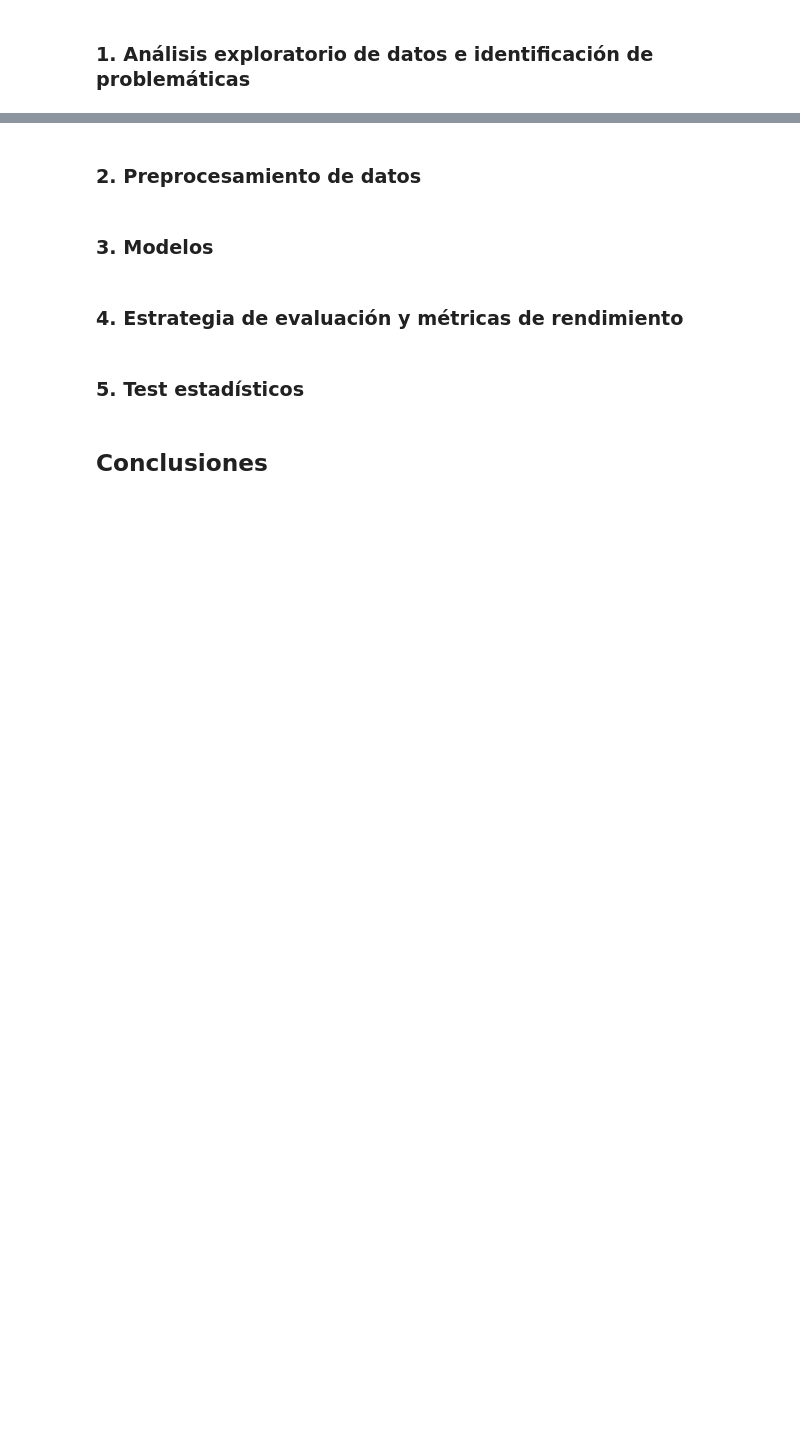
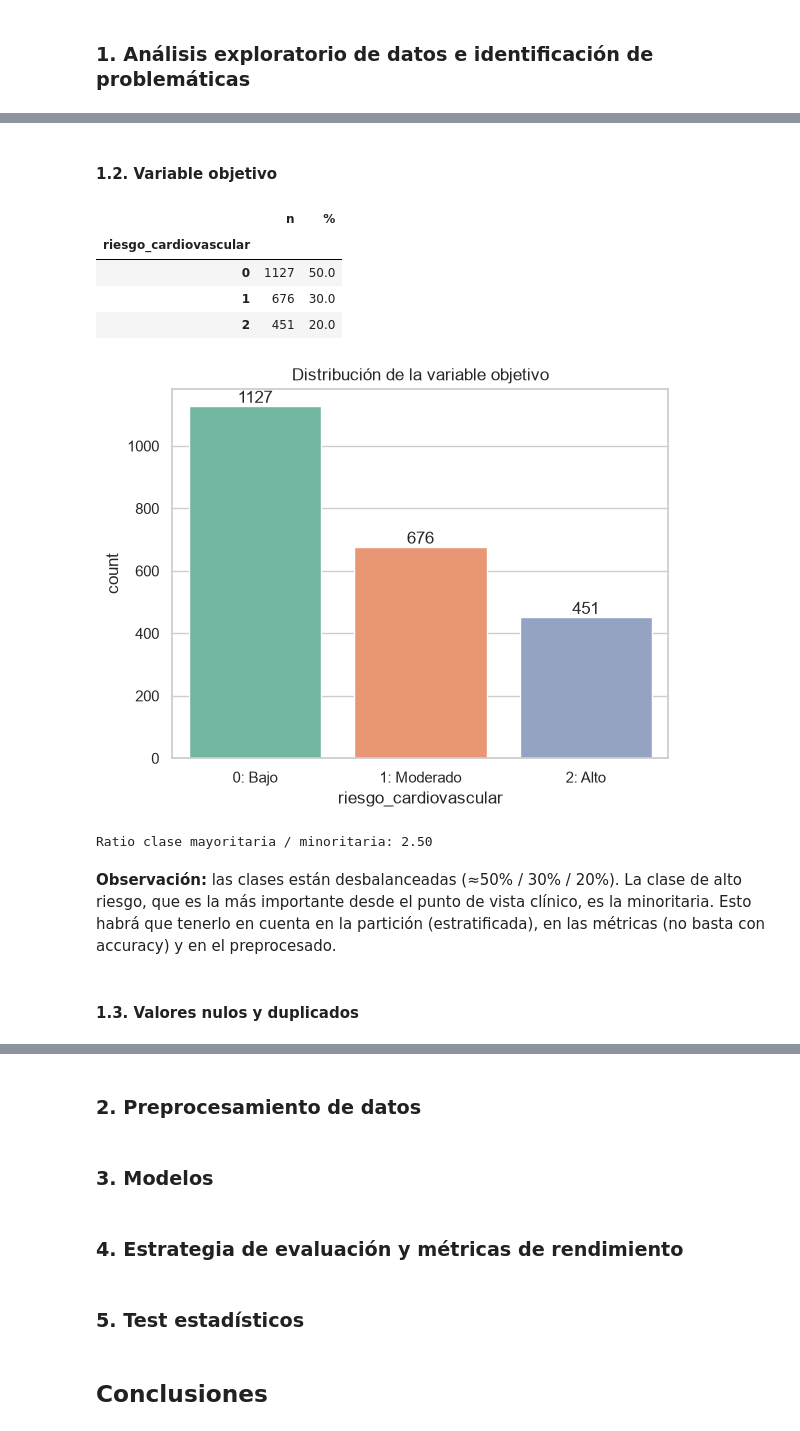
Before and after one commit to alberct96/ML-Entregable1, a Jupyter notebook: ML-Entregable1.ipynb, the cells around one changed output, grey strips where cells are left out. Cells and saved outputs as stored; diff of their text form; code cells hidden in the pictures; blank space fills up the shorter version.

Commit message:
EDA: estructura, variable objetivo, nulos y distribuciones

```diff
--- a/ML-Entregable1.ipynb
+++ b/ML-Entregable1.ipynb
@@ -13,7 +21,17 @@ Conscientes de esta necesidad, el equipo médico e investigador del **Hospital M
 # %% [markdown]
 ### Librerías a importar
 # %%
+import numpy as np
 import pandas as pd
+import matplotlib.pyplot as plt
+import seaborn as sns
+
+# Semilla para que todo sea reproducible
+SEED = 42
+np.random.seed(SEED)
+
+sns.set_theme(style="whitegrid")
+pd.set_option("display.max_columns", 50)
 # %% [markdown]
 ### Carga de la base de datos (csv)
 # %%
@@ -36,0 +58,11 @@ Dimensiones: (2254, 28)
+# %%
+df = original_dataset.copy()
+
+target = "riesgo_cardiovascular"
+vars_binarias = ["fumador_actual", "hipertension_previa", "diabetes_mellitus",
+                 "tratamiento_estatinas", "uso_antihipertensivos"]
+vars_categoricas = ["tipo_alimentacion", "nivel_actividad", "antecedentes_familiares_tipo"]
+vars_numericas = [c for c in df.columns if c not in vars_binarias + vars_categoricas + [target]]
+
+print(f"Numéricas: {len(vars_numericas)} | Binarias: {len(vars_binarias)} | Categóricas: {len(vars_categoricas)}")
+df.info()
@@ -36,0 +87,27 @@ Dimensiones: (2254, 28)
+# %% [markdown]
+#### 1.2. Variable objetivo
+# %%
+conteo = df[target].value_counts().sort_index()
+porcentaje = (conteo / len(df) * 100).round(1)
+display(pd.DataFrame({"n": conteo, "%": porcentaje}))
+
+ax = sns.countplot(x=target, data=df, hue=target, palette="Set2", legend=False)
+ax.set_xticks([0, 1, 2], ["0: Bajo", "1: Moderado", "2: Alto"])
+ax.set_title("Distribución de la variable objetivo")
+for p in ax.patches:
+    ax.annotate(f"{int(p.get_height())}", (p.get_x() + p.get_width() / 2, p.get_height()), ha="center", va="bottom")
+plt.show()
+
+print(f"Ratio clase mayoritaria / minoritaria: {conteo.max() / conteo.min():.2f}")
+# %% [output]
+|  | n | % |
+| riesgo_cardiovascular |  |  |
+| 0 | 1127 | 50.0 |
+| 1 | 676 | 30.0 |
+| 2 | 451 | 20.0 |
+[figure, added]
+Ratio clase mayoritaria / minoritaria: 2.50
+# %% [markdown]
+**Observación:** las clases están desbalanceadas (≈50% / 30% / 20%). La clase de alto riesgo, que es la más importante desde el punto de vista clínico, es la minoritaria. Esto habrá que tenerlo en cuenta en la partición (estratificada), en las métricas (no basta con accuracy) y en el preprocesado.
+# %% [markdown]
+#### 1.3. Valores nulos y duplicados
```
Also changed, not shown: parts of 15 cells of this notebook.
